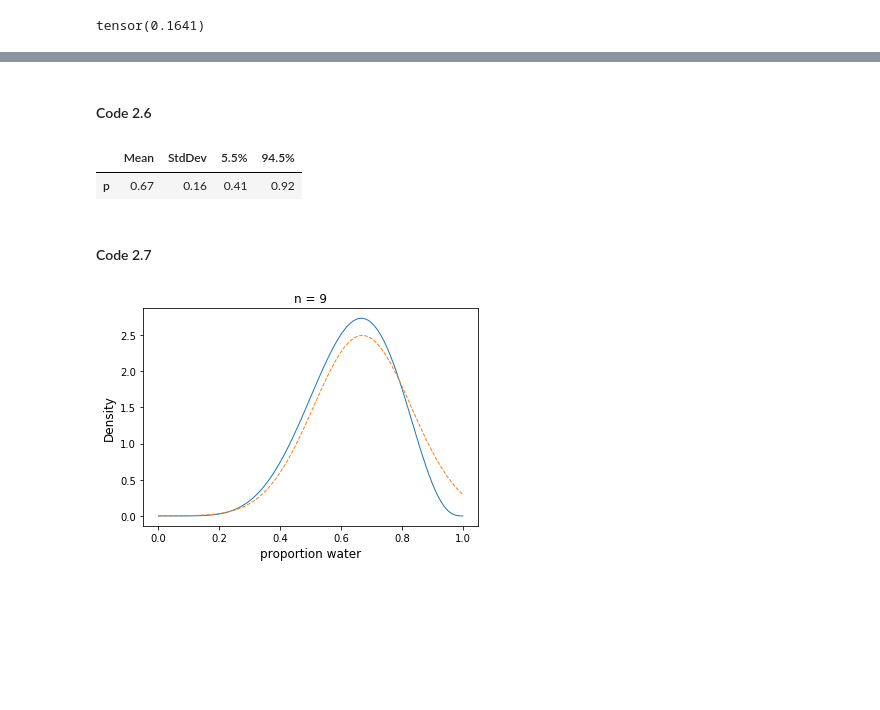
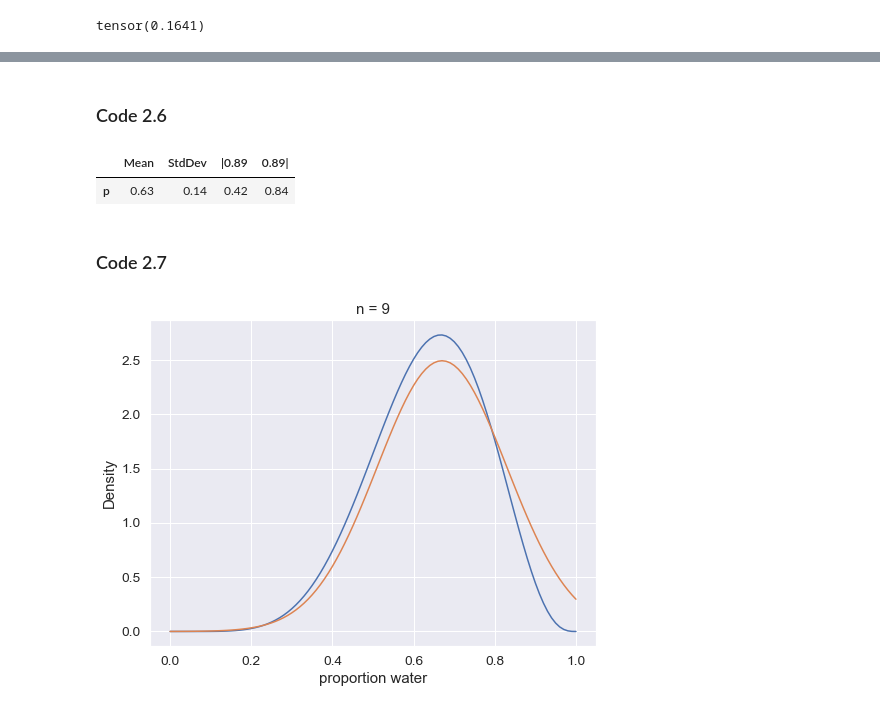
Before and after one commit to fehiepsi/rethinking-pyro, a Jupyter notebook: notebooks/02_small_worlds_and_large_worlds.ipynb, the cells around one changed output, grey strips where cells are left out. Cells and saved outputs as stored; diff of their text form; code cells hidden in the pictures; blank space fills up the shorter version.

```diff
--- a/notebooks/02_small_worlds_and_large_worlds.ipynb
+++ b/notebooks/02_small_worlds_and_large_worlds.ipynb
@@ -13,15 +3,14 @@
 # %%
-%matplotlib inline
-import matplotlib.pyplot as plt
+import seaborn as sns
 import torch
 
 import pyro
 import pyro.distributions as dist
 
-from rethinking import MAP
-
-plt.rcParams["axes.labelsize"] = "large"
-plt.rcParams["lines.linewidth"] = 1
-pyro.enable_validation()
-pyro.set_rng_seed(0)
+from rethinking import MAP, precis
+# %%
+sns.set(font_scale=1.25, rc={"figure.figsize": (8, 6)})
+
+pyro.enable_validation()
+pyro.set_rng_seed(0)
 # %% [markdown]
@@ -69,32 +56,29 @@ plt.title("20 points");
 prior = torch.where(p_grid < 0.5, torch.tensor(0.), torch.tensor(1.))
 prior = (-5 * (p_grid - 0.5).abs()).exp()
 # %% [markdown]
-#### Code 2.6
+### Code 2.6
 # %%
 def globe_model(w):
     p = pyro.sample("p", dist.Uniform(0, 1))  # uniform prior
     pyro.sample("w", dist.Binomial(9, p), obs=w)  # binomial likelihood
 
-globe_qa = MAP("globe.qa", globe_model, w=torch.tensor(6.))
-globe_qa.fit()
+globe_qa = MAP(globe_model).run(torch.tensor(6.))
 
 # display summary of quadratic approximation
-globe_qa.precis()
+precis(globe_qa)
 # %% [output]
-|  | Mean | StdDev | 5.5% | 94.5% |
-| p | 0.67 | 0.16 | 0.41 | 0.92 |
+|  | Mean | StdDev | |0.89 | 0.89| |
+| p | 0.63 | 0.14 | 0.42 | 0.84 |
 # %% [markdown]
-#### Code 2.7
+### Code 2.7
 # %%
 # analytical calculation
 w = 6
 n = 9
 x = torch.linspace(0, 1, 101)
-plt.plot(x.tolist(), dist.Beta(w + 1, n - w + 1).log_prob(x).exp().tolist())
-plt.xlabel("proportion water")
-plt.ylabel("Density")
-plt.title("n = 9")
+ax = sns.lineplot(x, dist.Beta(w + 1, n - w + 1).log_prob(x).exp())
+ax.set(xlabel="proportion water", ylabel="Density", title="n = 9")
 # quadratic approximation
-plt.plot(x.tolist(), dist.Normal(0.67, 0.16).log_prob(x).exp().tolist(), linestyle="--");
+sns.lineplot(x, dist.Normal(0.67, 0.16).log_prob(x).exp());
 # %% [output]
-[figure, old version]
+[figure, new version]
```
Also changed, not shown: parts of 10 cells of this notebook, 8 other files.
